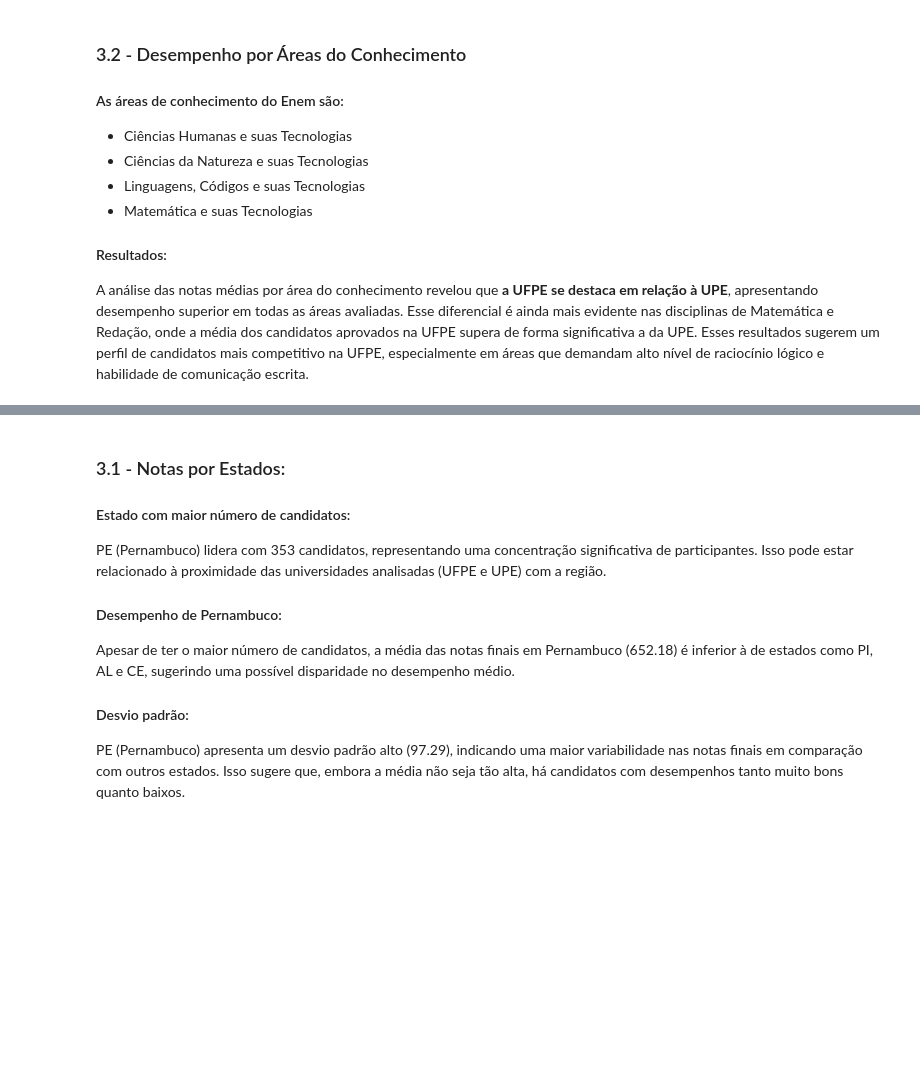
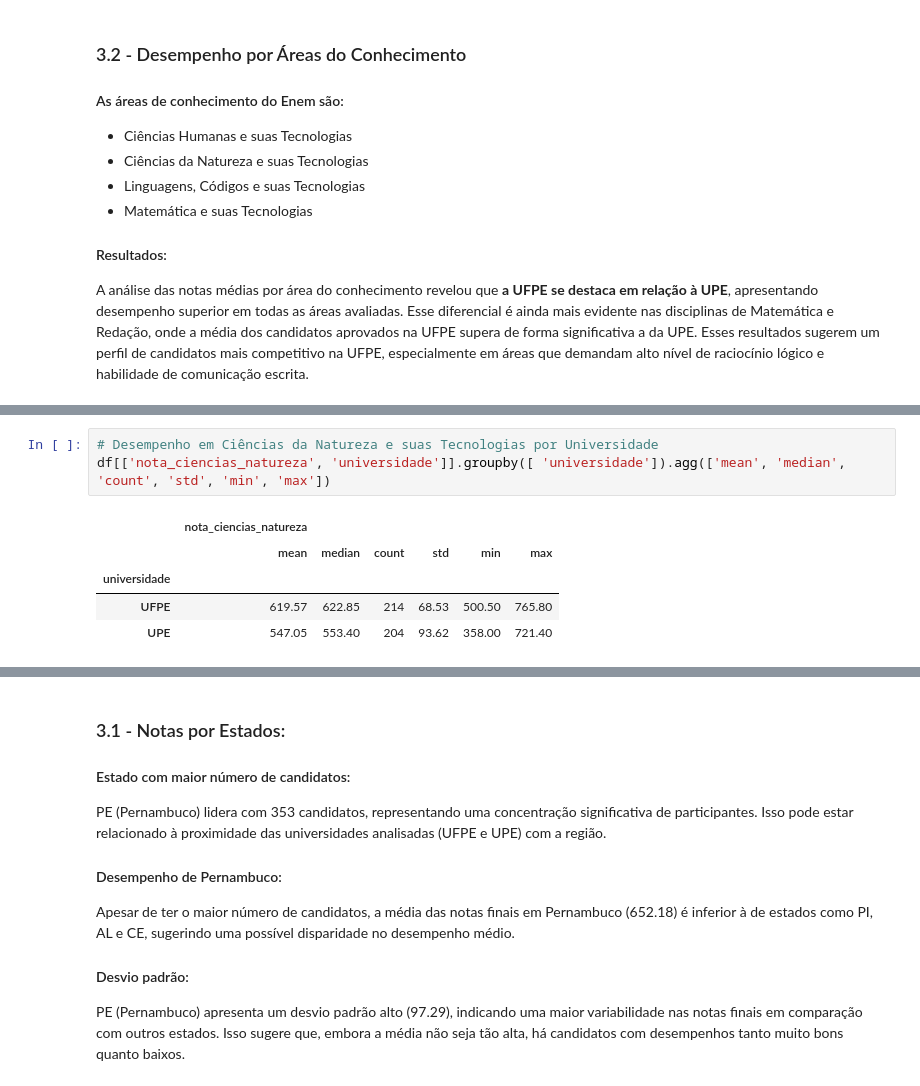
Before and after one commit to pedroohsilva/desempenhos-ENEM-engenharia-computacao-UPE-UFPE-2022, a Jupyter notebook: Análise Exploratória de Dados/Análise Exploratória de Dados.ipynb, the cells around one changed output, grey strips where cells are left out. Cells and saved outputs as stored; diff of their text form; blank space fills up the shorter version.

```diff
--- a/Análise Exploratória de Dados/Análise Exploratória de Dados.ipynb
+++ b/Análise Exploratória de Dados/Análise Exploratória de Dados.ipynb
@@ -217,0 +227,9 @@ df[['nota_linguagens', 'nota_ciencias_humanas', 'nota_ciencias_natureza', 'nota_
+# %%
+# Desempenho em Ciências da Natureza e suas Tecnologias por Universidade
+df[['nota_ciencias_natureza', 'universidade']].groupby([ 'universidade']).agg(['mean', 'median', 'count', 'std', 'min', 'max'])
+# %% [output]
+|  | nota_ciencias_natureza |  |  |  |  |  |
+|  | mean | median | count | std | min | max |
+| universidade |  |  |  |  |  |  |
+| UFPE | 619.57 | 622.85 | 214 | 68.53 | 500.50 | 765.80 |
+| UPE | 547.05 | 553.40 | 204 | 93.62 | 358.00 | 721.40 |
```
Also changed, not shown: parts of 5 cells of this notebook.
